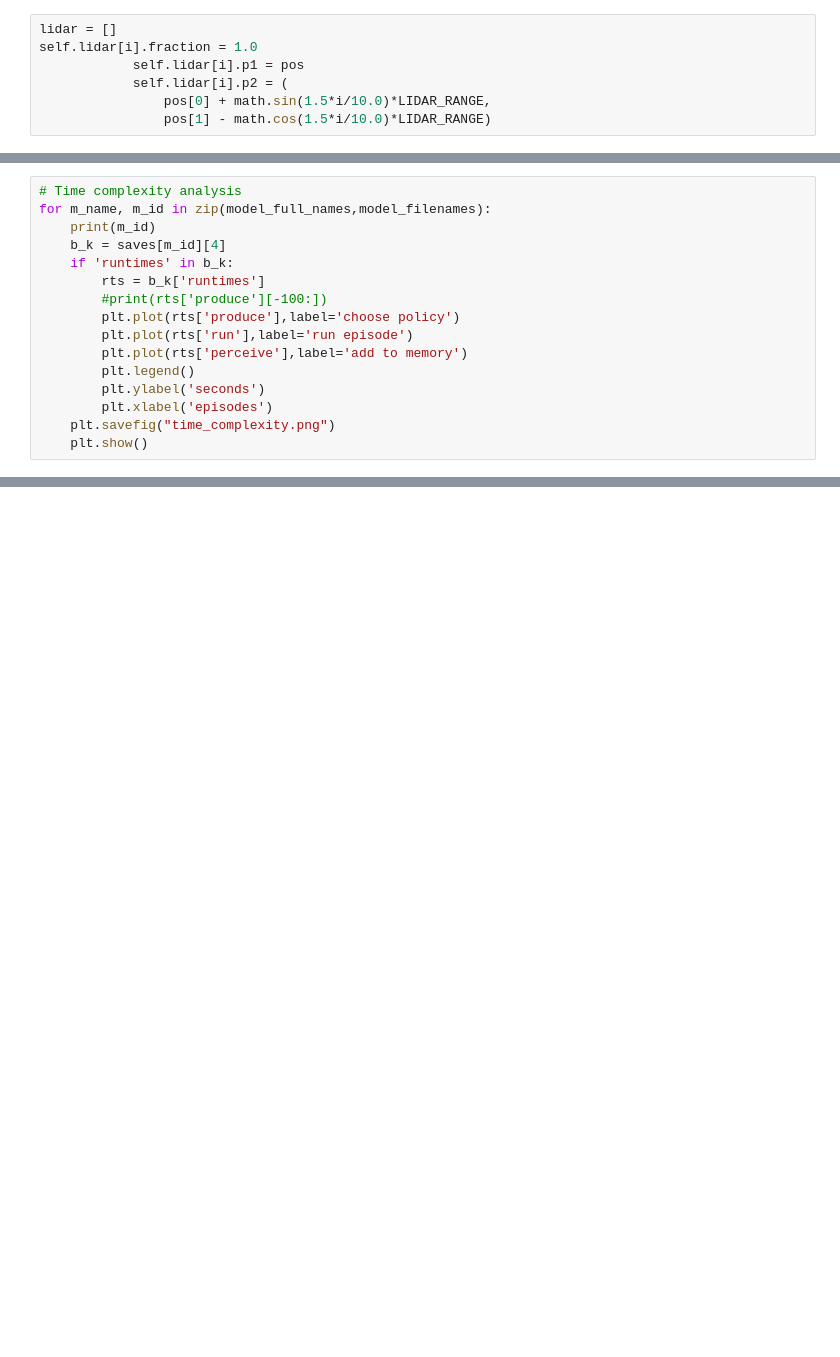
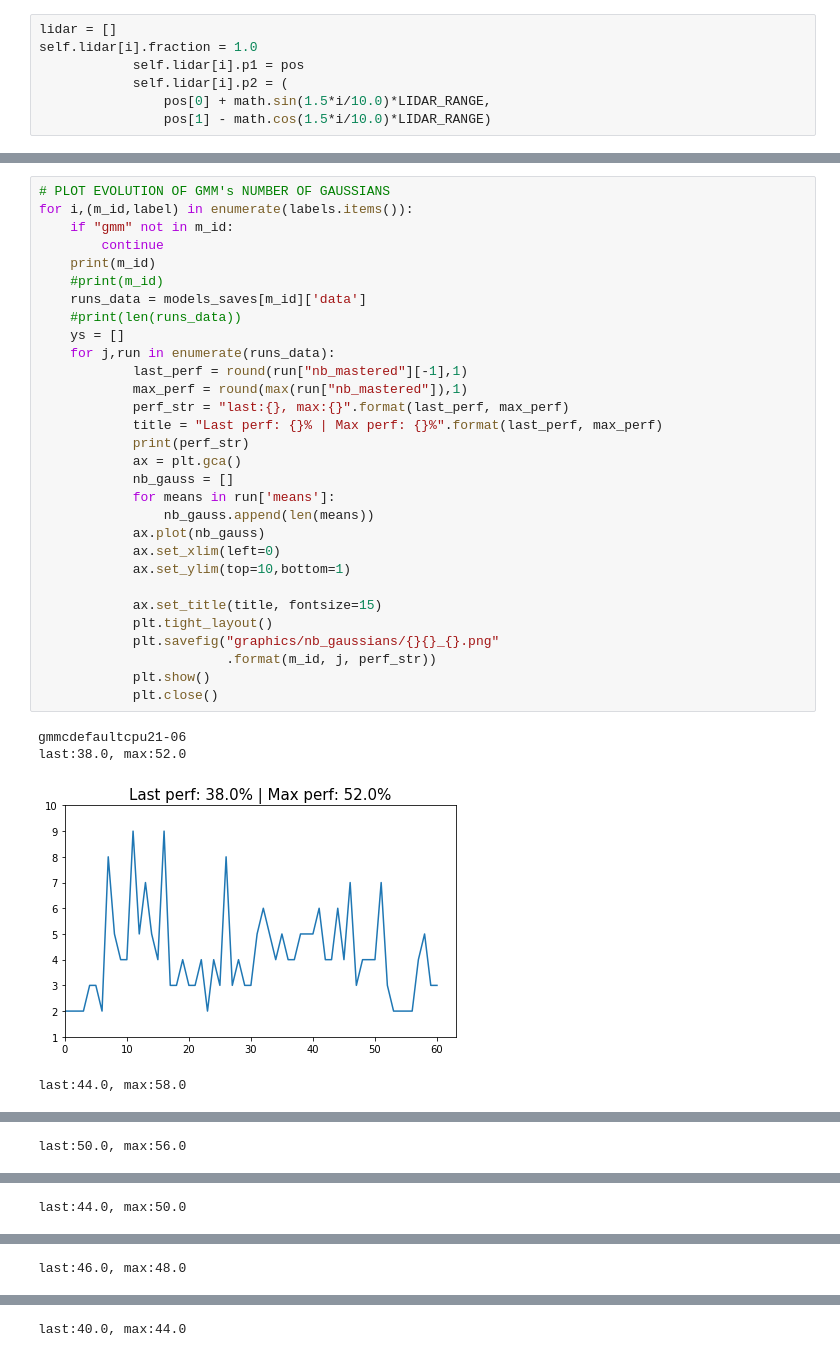
Before and after one commit to rPortelas/spinningup, a Jupyter notebook: data_visualization_sac.ipynb, the cells around one changed output, grey strips where cells are left out. Cells and saved outputs as stored; diff of their text form; blank space fills up the shorter version.

```diff
--- a/data_visualization_sac.ipynb
+++ b/data_visualization_sac.ipynb
@@ -1310,16 +1233,0 @@ figlegend.savefig('legend.png')
-# %%
-# Time complexity analysis
-for m_name, m_id in zip(model_full_names,model_filenames):
-    print(m_id)
-    b_k = saves[m_id][4]
-    if 'runtimes' in b_k:
-        rts = b_k['runtimes']
-        #print(rts['produce'][-100:])
-        plt.plot(rts['produce'],label='choose policy')
-        plt.plot(rts['run'],label='run episode')
-        plt.plot(rts['perceive'],label='add to memory')
-        plt.legend()
-        plt.ylabel('seconds')
-        plt.xlabel('episodes')
-    plt.savefig("time_complexity.png")
-    plt.show()
@@ -1351,0 +1234,35 @@ plt.show()
+# %%
+# PLOT EVOLUTION OF GMM's NUMBER OF GAUSSIANS
+for i,(m_id,label) in enumerate(labels.items()):
+    if "gmm" not in m_id:
+        continue
+    print(m_id)
+    #print(m_id)
+    runs_data = models_saves[m_id]['data']
+    #print(len(runs_data))
+    ys = []
+    for j,run in enumerate(runs_data):
+            last_perf = round(run["nb_mastered"][-1],1)
+            max_perf = round(max(run["nb_mastered"]),1)
+            perf_str = "last:{}, max:{}".format(last_perf, max_perf)
+            title = "Last perf: {}% | Max perf: {}%".format(last_perf, max_perf)
+            print(perf_str)
+            ax = plt.gca()
+            nb_gauss = []
+            for means in run['means']:
+                nb_gauss.append(len(means))
+            ax.plot(nb_gauss)
+            ax.set_xlim(left=0)
+            ax.set_ylim(top=10,bottom=1)
+
+            ax.set_title(title, fontsize=15)
+            plt.tight_layout()
+            plt.savefig("graphics/nb_gaussians/{}{}_{}.png"
+                        .format(m_id, j, perf_str))
+            plt.show()
+            plt.close()
+# %% [output]
+gmmcdefaultcpu21-06
+last:38.0, max:52.0
+[figure, added]
+last:44.0, max:58.0
@@ -1351,0 +1270 @@ plt.show()
+last:50.0, max:56.0
@@ -1351,0 +1272 @@ plt.show()
+last:44.0, max:50.0
@@ -1351,0 +1274 @@ plt.show()
+last:46.0, max:48.0
@@ -1351,0 +1276 @@ plt.show()
+last:40.0, max:44.0
```
Also changed, not shown: parts of 17 cells of this notebook, 8 other files.
